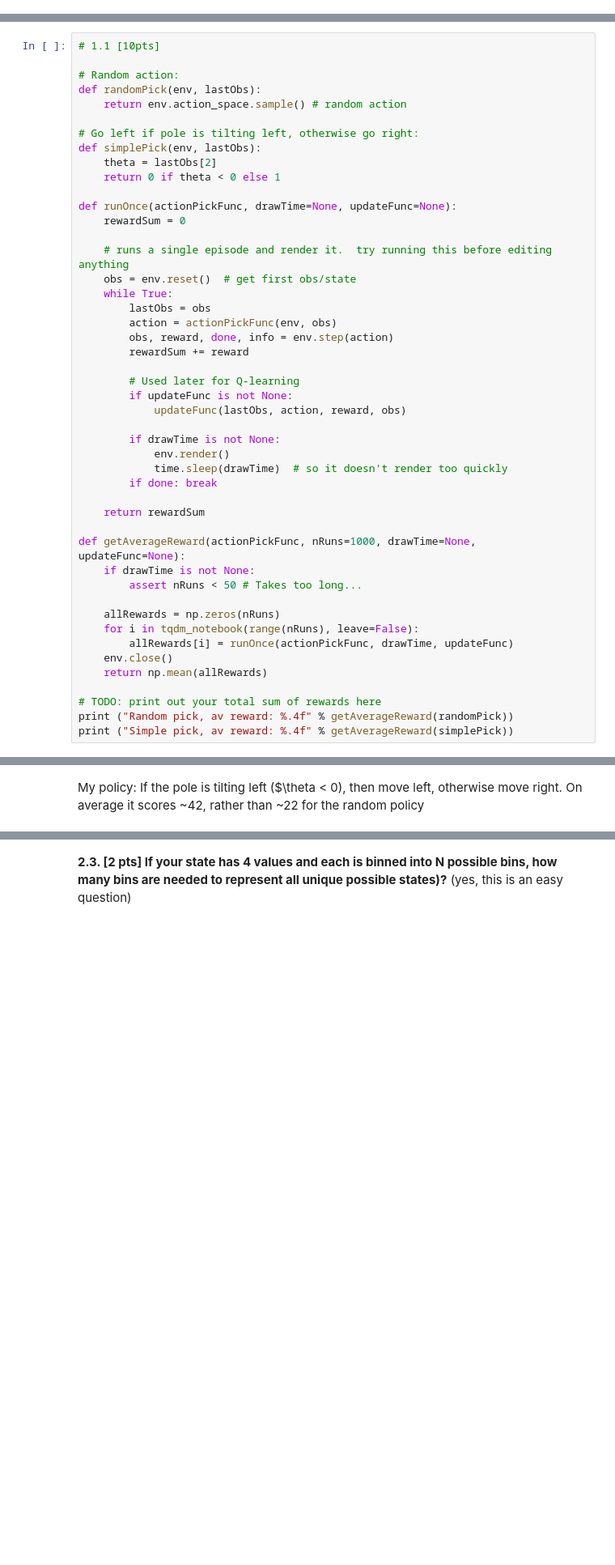
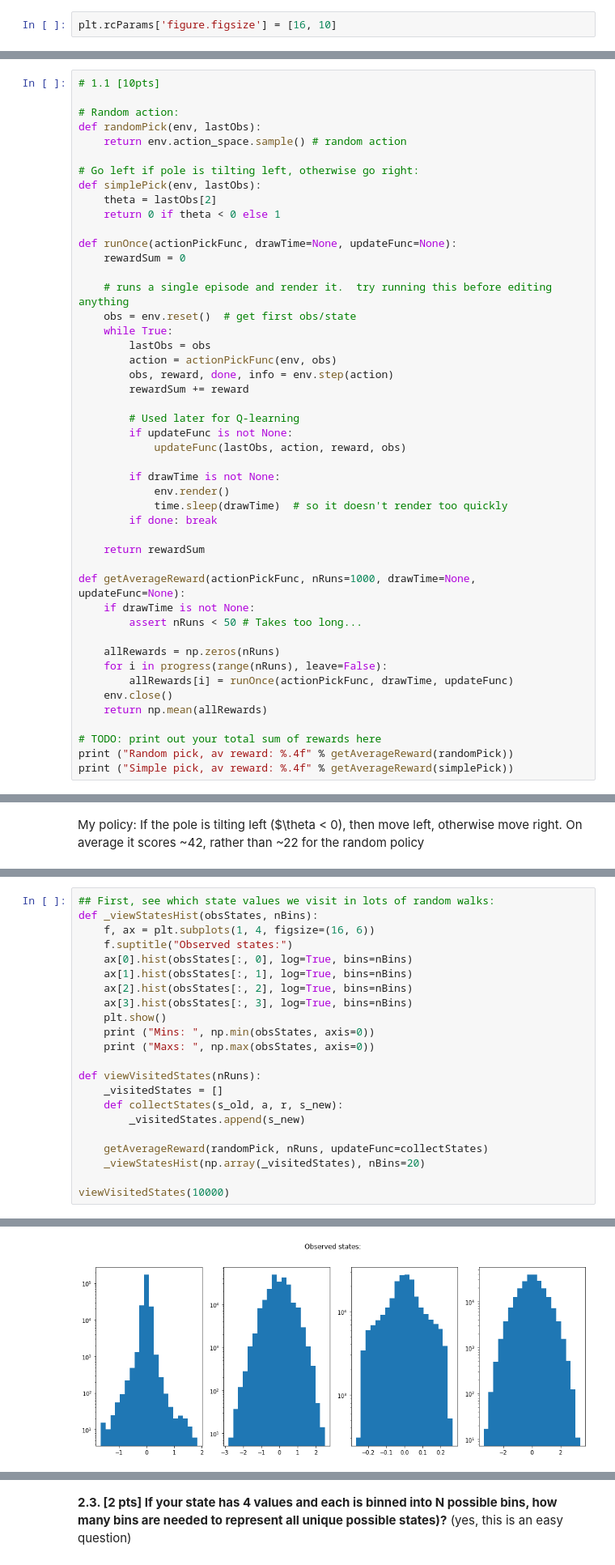
Before and after one commit to padster/CPSC533V, a Jupyter notebook: hw3.ipynb, the cells around one changed output, grey strips where cells are left out. Shown: that part at 81% size. Saved outputs shown, nothing was run; the diff lists cells and outputs as text; blank space fills up the shorter version.

Commit message:
Added state/bin histograms, mostly working

```diff
--- a/hw3.ipynb
+++ b/hw3.ipynb
@@ -63,3 +69,5 @@ from tqdm import tqdm_notebook
+# %%
+plt.rcParams['figure.figsize'] = [16, 10]
 # %% [markdown]
 ---
 
@@ -131,7 +139,7 @@ def getAverageReward(actionPickFunc, nRuns=1000, drawTime=None, updateFunc=None)
         assert nRuns < 50 # Takes too long...
 
     allRewards = np.zeros(nRuns)
-    for i in tqdm_notebook(range(nRuns), leave=False):
+    for i in progress(range(nRuns), leave=False):
         allRewards[i] = runOnce(actionPickFunc, drawTime, updateFunc)
     env.close()
     return np.mean(allRewards)
@@ -185,3 +193,26 @@ Your task is to discretize the state/observation space so that it is compatible
 
 [map]: https://arxiv.org/abs/1504.04909
 [qd]: https://quality-diversity.github.io/
+# %%
+## First, see which state values we visit in lots of random walks:
+def _viewStatesHist(obsStates, nBins):
+    f, ax = plt.subplots(1, 4, figsize=(16, 6))
+    f.suptitle("Observed states:")
+    ax[0].hist(obsStates[:, 0], log=True, bins=nBins)
+    ax[1].hist(obsStates[:, 1], log=True, bins=nBins)
+    ax[2].hist(obsStates[:, 2], log=True, bins=nBins)
+    ax[3].hist(obsStates[:, 3], log=True, bins=nBins)
+    plt.show()
+    print ("Mins: ", np.min(obsStates, axis=0))
+    print ("Maxs: ", np.max(obsStates, axis=0))
+
+def viewVisitedStates(nRuns):
+    _visitedStates = []
+    def collectStates(s_old, a, r, s_new):
+        _visitedStates.append(s_new)
+
+    getAverageReward(randomPick, nRuns, updateFunc=collectStates)
+    _viewStatesHist(np.array(_visitedStates), nBins=20)
+
+viewVisitedStates(10000)
+# %% [output]
@@ -187,0 +220 @@ Your task is to discretize the state/observation space so that it is compatible
+[figure, added]
```
Also changed, not shown: parts of 15 cells of this notebook.
